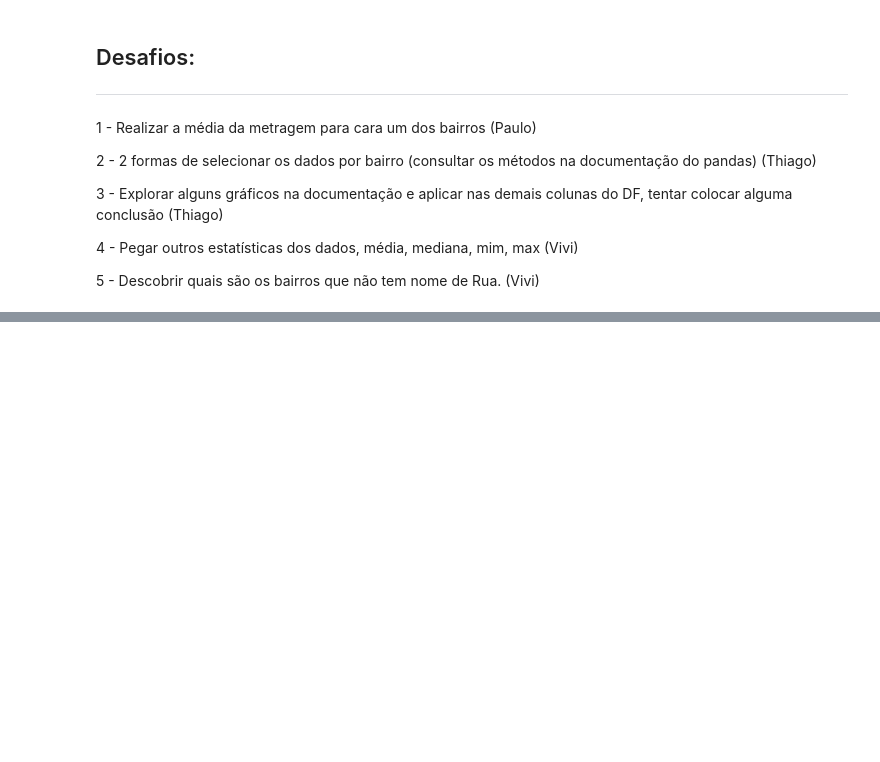
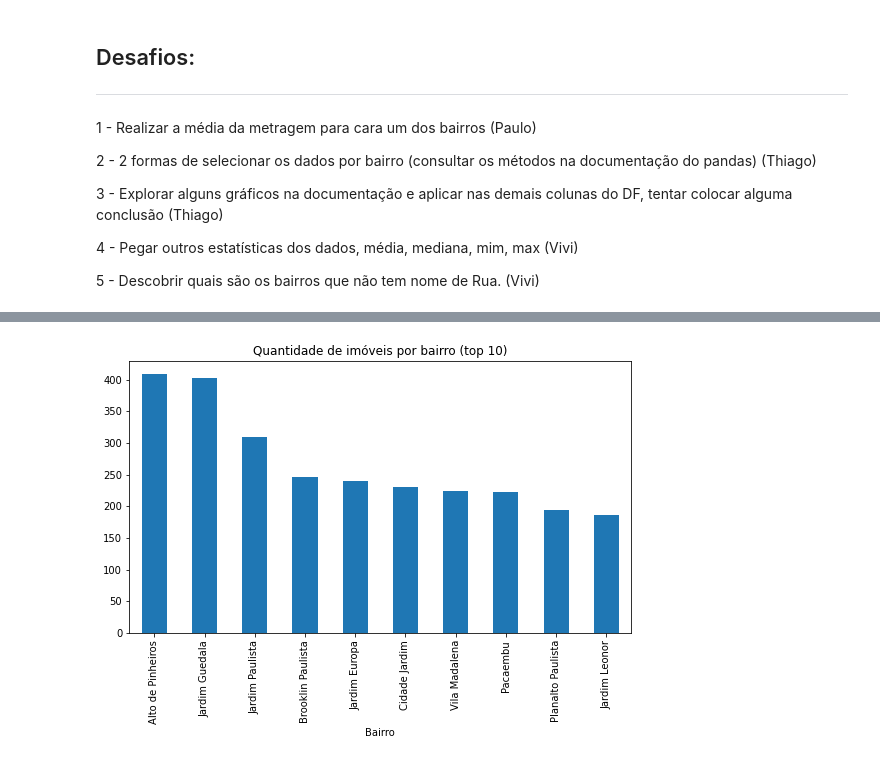
Before and after one commit to njuliacsouza/imersaoDADOS_Alura4, a Jupyter notebook: desafios/Imersao_dados_4_aula01.ipynb, the cells around one changed output, grey strips where cells are left out. Cells and saved outputs as stored; diff of their text form; code cells hidden in the pictures; blank space fills up the shorter version.

```diff
--- a/desafios/Imersao_dados_4_aula01.ipynb
+++ b/desafios/Imersao_dados_4_aula01.ipynb
@@ -159,0 +200,9 @@ n_imoveis_bairro.head(10).plot.bar()
+# %%
+# 3 - Explorar alguns gráficos na documentação e aplicar nas demais colunas do DF, tentar colocar alguma conclusão
+plt.figure(figsize=(9,5))
+plt.title('Quantidade de imóveis por bairro (top 10)')
+dados['Bairro'].value_counts().head(10).plot.bar()
+plt.xlabel('Bairro')
+plt.show()
+# %% [output]
+[figure, added]
```
Also changed, not shown: parts of 17 cells of this notebook.
